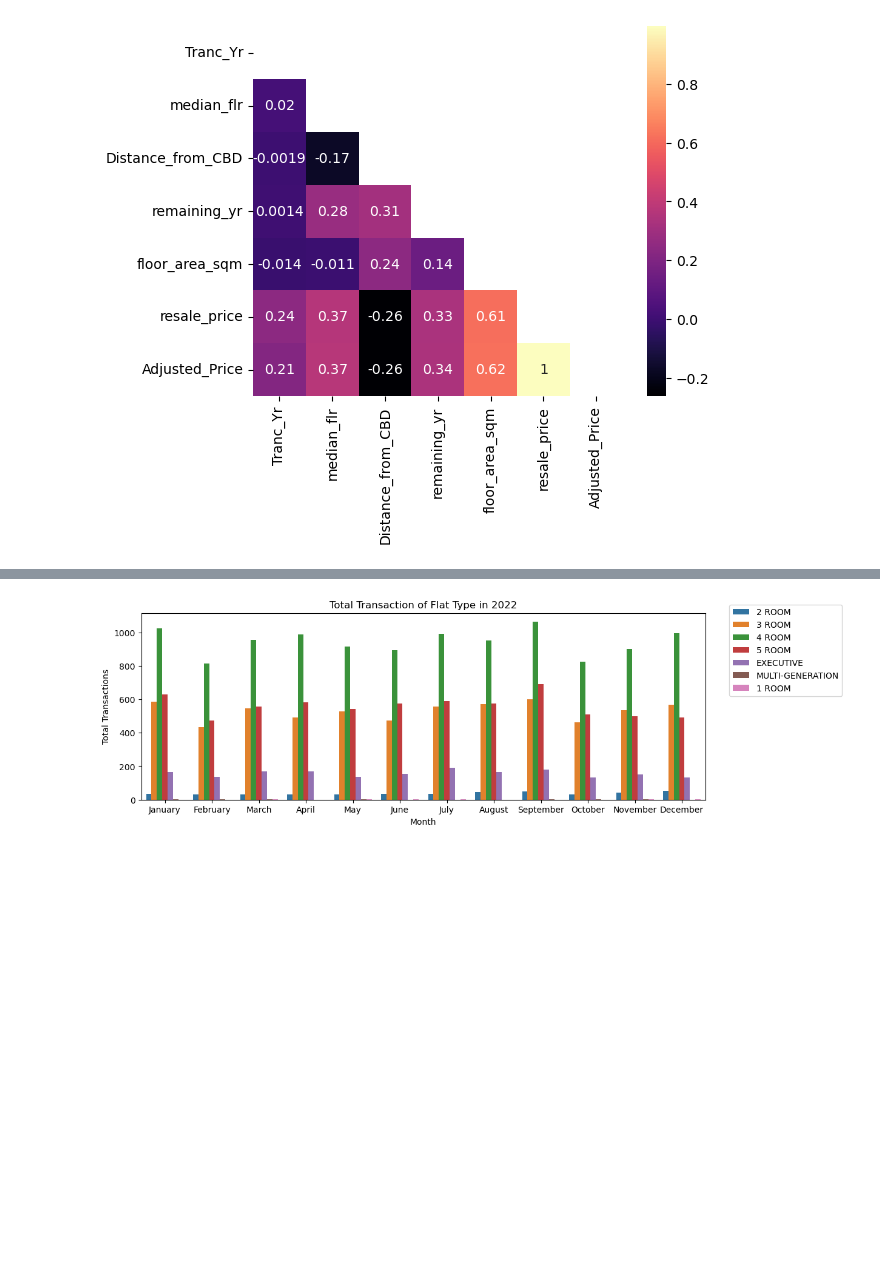
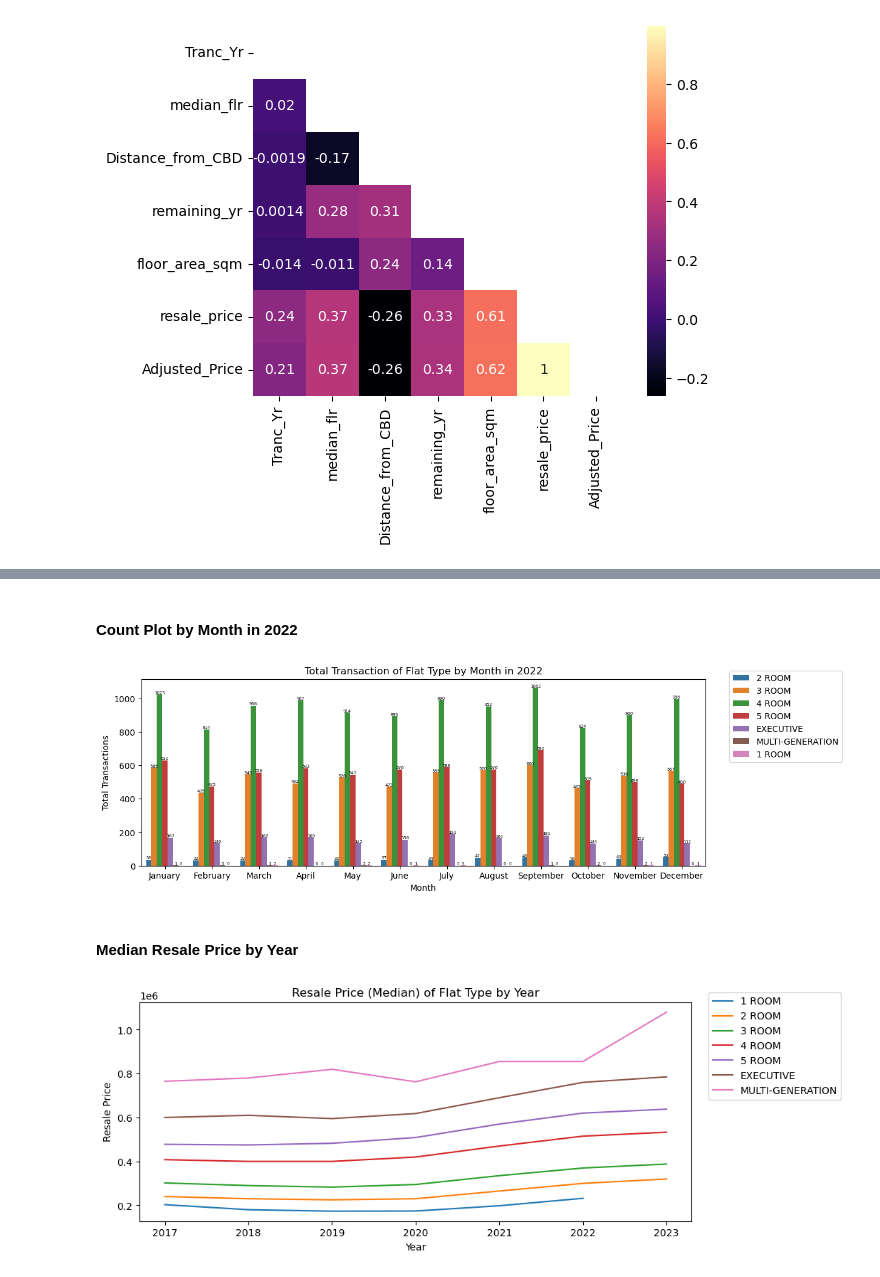
Before and after one commit to DalePeh/PersonalPortfolio, a Jupyter notebook: eda-model-pipepline.ipynb, the cells around one changed output, grey strips where cells are left out. Saved outputs shown, nothing was run; the diff lists cells and outputs as text; code cells hidden in the pictures; blank space fills up the shorter version.

```diff
--- a/eda-model-pipepline.ipynb
+++ b/eda-model-pipepline.ipynb
@@ -358,25 +410,34 @@ plt.show()
+# %% [markdown]
+#### Count Plot by Month in 2022
 # %%
 # Countplot of resale by month in the year 2022
-plt.figure(figsize=(12,4))
+fig, ax = plt.subplots(figsize=(12,4))
 sale_2022 = df_resale[df_resale['Tranc_Yr'] == 2022]
 sale_2022_countplot = sns.countplot(data=sale_2022, x='Tranc_Mth', hue='flat_type')
 sale_2022_countplot.legend(loc='right', bbox_to_anchor=(1.25, 0.8), ncol=1)
+for container in ax.containers:
+    ax.bar_label(container, size=5)
 plt.xlabel("Month")
 plt.ylabel("Total Transactions")
-plt.title("Total Transaction of Flat Type in 2022")
+plt.title("Total Transaction of Flat Type by Month in 2022")
 
 plt.show()
 # %% [output]
-[figure, old version]
+[figure, new version]
+# %% [markdown]
+#### Median Resale Price by Year
 # %%
-yearly_avg_price = df_resale.groupby(['Tranc_Yr', 'flat_type'])['resale_price'].mean().round()
-yearly_avg_price = pd.DataFrame(yearly_avg_price).reset_index()
-yearly_avg_price
+yearly_med_price = df_resale.groupby(['Tranc_Yr', 'flat_type'])['resale_price'].median().round()
+yearly_med_price = pd.DataFrame(yearly_med_price).reset_index()
 # %%
-yr_avg_price = sns.lineplot(data=yearly_avg_price, x='Tranc_Yr', y='resale_price', hue='flat_type')
-yr_avg_price.legend(loc='right', bbox_to_anchor=(1.5, 0.8), ncol=1)
+fig, ax = plt.subplots(figsize=(10,4))
+yr_med_price = sns.lineplot(data=yearly_med_price, x='Tranc_Yr', y='resale_price', hue='flat_type')
+yr_med_price.legend(loc='right', bbox_to_anchor=(1.28, 0.8), ncol=1)
+
 plt.xlabel("Year")
 plt.ylabel("Resale Price")
-plt.title("Average Resale Price of Flat Type by Year")
+plt.title("Resale Price (Median) of Flat Type by Year")
 
 plt.show()
+# %% [output]
+[figure, added]
```
Also changed, not shown: parts of 52 cells of this notebook.
